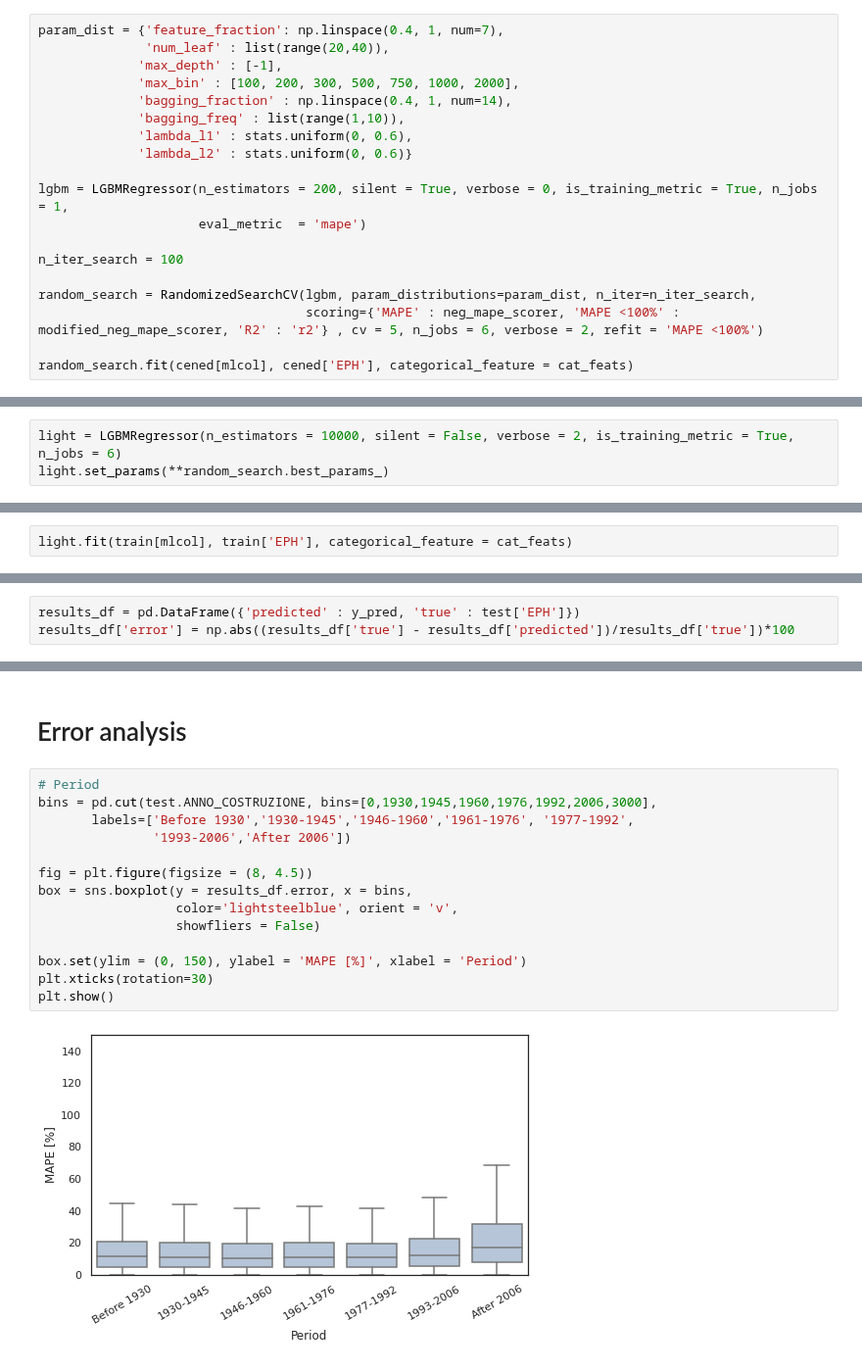
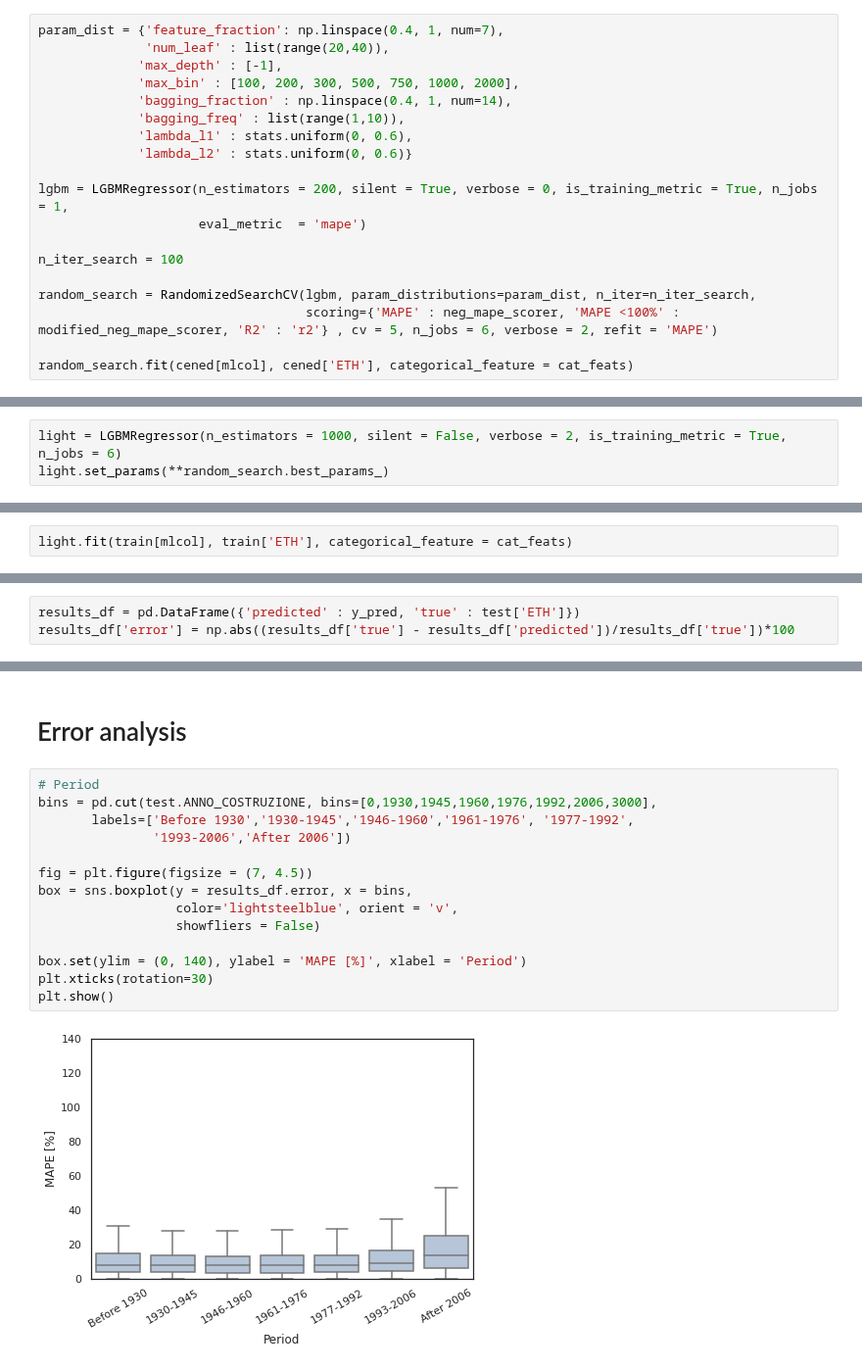
Before and after one commit to rboghe/cened, a Jupyter notebook: cened_1_2_ml.ipynb, the cells around one changed output, grey strips where cells are left out. Shown at 98% size. Drawn from its saved outputs; the diff is of its cells as text.

```diff
--- a/cened_1_2_ml.ipynb
+++ b/cened_1_2_ml.ipynb
@@ -236,9 +236,9 @@ lgbm = LGBMRegressor(n_estimators = 200, silent = True, verbose = 0, is_training
 n_iter_search = 100
 
 random_search = RandomizedSearchCV(lgbm, param_distributions=param_dist, n_iter=n_iter_search,
-                                   scoring={'MAPE' : neg_mape_scorer, 'MAPE <100%' : modified_neg_mape_scorer, 'R2' : 'r2'} , cv = 5, n_jobs = 6, verbose = 2, refit = 'MAPE <100%')
+                                   scoring={'MAPE' : neg_mape_scorer, 'MAPE <100%' : modified_neg_mape_scorer, 'R2' : 'r2'} , cv = 5, n_jobs = 6, verbose = 2, refit = 'MAPE')
 
-random_search.fit(cened[mlcol], cened['EPH'], categorical_feature = cat_feats)
+random_search.fit(cened[mlcol], cened['ETH'], categorical_feature = cat_feats)
 # %% [output]
 Fitting 5 folds for each of 100 candidates, totalling 500 fits
 [Parallel(n_jobs=6)]: Using backend LokyBackend with 6 concurrent workers.
@@ -323,6 +328,6 @@ plt.show()
 # %% [markdown]
 # Train the final model
 # %%
-light = LGBMRegressor(n_estimators = 10000, silent = False, verbose = 2, is_training_metric = True, n_jobs = 6)
+light = LGBMRegressor(n_estimators = 1000, silent = False, verbose = 2, is_training_metric = True, n_jobs = 6)
 light.set_params(**random_search.best_params_)
 # %% [output]
@@ -337,7 +342,7 @@ LGBMRegressor(bagging_fraction=0.9538461538461538, bagging_freq=9,
               reg_lambda=0.0, silent=False, subsample=1.0,
               subsample_for_bin=200000, subsample_freq=0, verbose=2)
 # %%
-light.fit(train[mlcol], train['EPH'], categorical_feature = cat_feats)
+light.fit(train[mlcol], train['ETH'], categorical_feature = cat_feats)
 # %% [output]
 New categorical_feature is ['PERIODO']
   'New categorical_feature is {}'.format(sorted(list(categorical_feature))))
@@ -356,7 +361,7 @@ LGBMRegressor(bagging_fraction=0.9538461538461538, bagging_freq=9,
 # %%
 y_pred = light.predict(test[mlcol]).clip(0)
 # %%
-results_df = pd.DataFrame({'predicted' : y_pred, 'true' : test['EPH']})
+results_df = pd.DataFrame({'predicted' : y_pred, 'true' : test['ETH']})
 results_df['error'] = np.abs((results_df['true'] - results_df['predicted'])/results_df['true'])*100
 # %%
 # MAPE
@@ -417,18 +422,18 @@ plot_importance(light)
 # %%
 # Period
 bins = pd.cut(test.ANNO_COSTRUZIONE, bins=[0,1930,1945,1960,1976,1992,2006,3000],
        labels=['Before 1930','1930-1945','1946-1960','1961-1976', '1977-1992',
                '1993-2006','After 2006'])
 
-fig = plt.figure(figsize = (8, 4.5))
+fig = plt.figure(figsize = (7, 4.5))
 box = sns.boxplot(y = results_df.error, x = bins,
                   color='lightsteelblue', orient = 'v',
                   showfliers = False)
 
-box.set(ylim = (0, 150), ylabel = 'MAPE [%]', xlabel = 'Period')
+box.set(ylim = (0, 140), ylabel = 'MAPE [%]', xlabel = 'Period')
 plt.xticks(rotation=30)
 plt.show()
 # %% [output]
-[figure, old version]
+[figure, new version]
 # %%
 # Error
```
Also changed, not shown: parts of 27 cells of this notebook.
